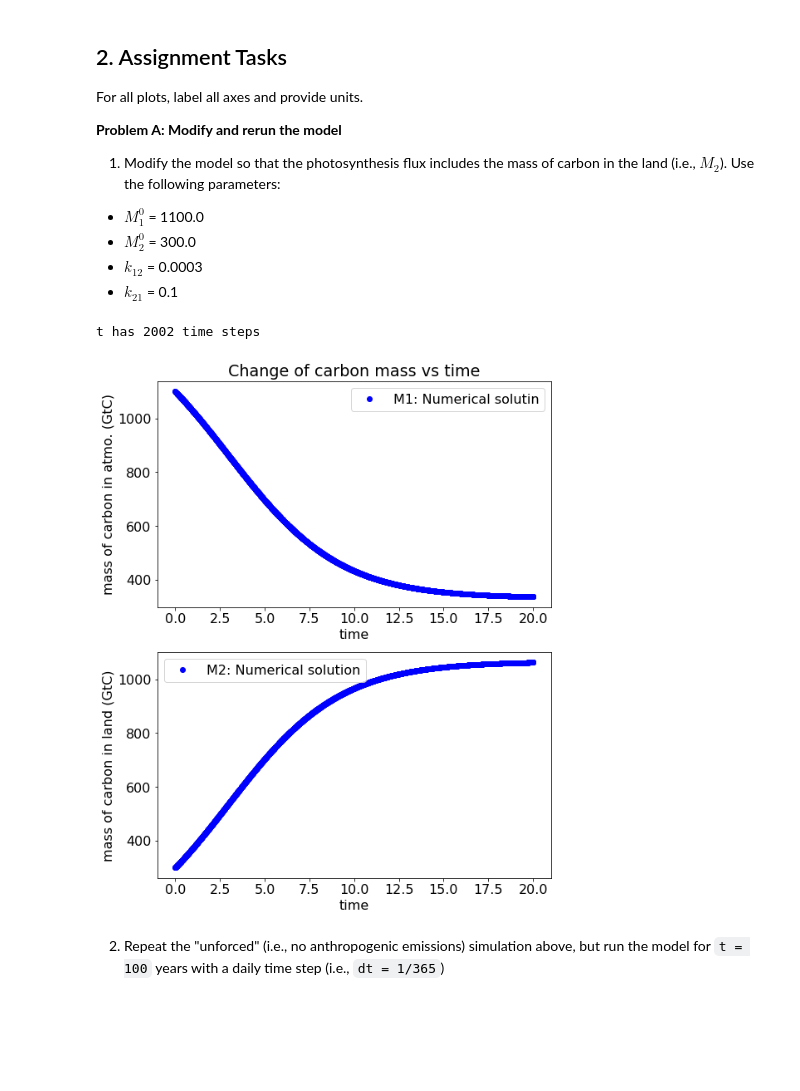
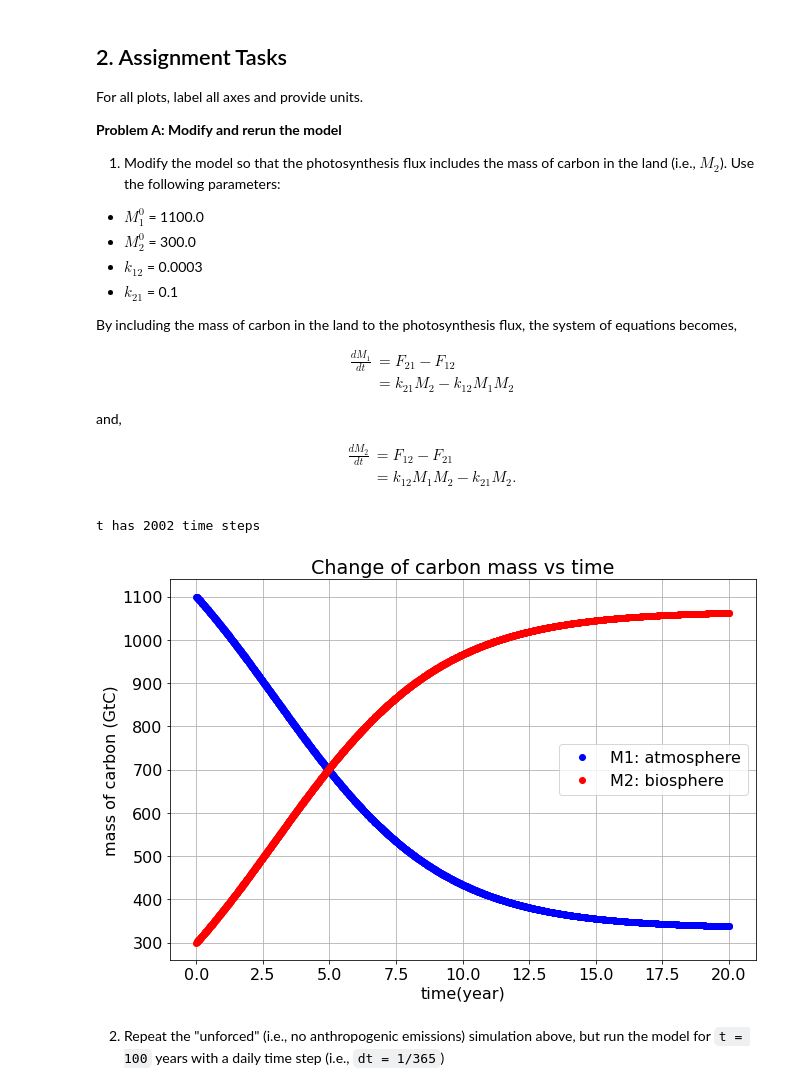
Before and after one commit to yao24/geos518-fall-2021, a Jupyter notebook: mod02/mod02-CarbonModel-Assignment.ipynb, the cells around one changed output. Cells and saved outputs as stored; diff of their text form; code cells hidden in the pictures; blank space fills up the shorter version.

```diff
--- a/mod02/mod02-CarbonModel-Assignment.ipynb
+++ b/mod02/mod02-CarbonModel-Assignment.ipynb
@@ -59,6 +43,25 @@ __Problem A: Modify and rerun the model__
   * $M_2^0$ = 300.0
   * $k_{12}$ = 0.0003
   * $k_{21}$ = 0.1
+
+
+  By including the mass of carbon in the land to the photosynthesis flux, the system of equations becomes,
+
+$$
+\begin{align*}
+\frac{dM_1}{dt} &= F_{21} - F_{12}\\
+&= k_{21}M_2 - k_{12}M_1M_2
+\end{align*}
+$$
+
+and,
+
+$$
+\begin{align*}
+\frac{dM_2}{dt} &= F_{12} - F_{21}\\
+&= k_{12}M_1M_2 - k_{21}M_2.
+\end{align*}
+$$
 # %%
 import numpy as np
 import matplotlib.pyplot as plt
@@ -109,24 +113,24 @@ t has 2002 time steps
 M1, M2 = boxCarbonModel(Nt,M1i,M2i,k12,k21,dt)
 # %%
-plt.figure(figsize=(8.5,11))
+plt.figure(figsize=(10.5,7))
 plt.rcParams.update({'font.size': 16})
-plt.title('Change of carbon mass vs time')
 
-plt.subplot(2,1,1)
-plt.plot(t,M1,'bo', label='M1: Numerical solutin')
+# Plot of mass of carbon in atmosphere over the time
+plt.plot(t,M1,'bo', label='M1: atmosphere')
 plt.xlabel('time')
-plt.ylabel('mass of carbon in atmo. (GtC)')
+plt.ylabel('mass of carbon (GtC)')
+
+# Plot of mass of carbon in biosphere over the time
+plt.plot(t,M2,'ro', label='M2: biosphere')
+plt.xlabel('time(year)')
+plt.ylabel('mass of carbon (GtC)')
+
 plt.title('Change of carbon mass vs time')
 plt.legend()
-
-plt.subplot(2,1,2)
-plt.plot(t,M2,'bo', label='M2: Numerical solution')
-plt.xlabel('time')
-plt.ylabel('mass of carbon in land (GtC)')
-plt.legend()
+plt.grid()
 plt.show()
 # %% [output]
-[figure, old version]
+[figure, new version]
 # %% [markdown]
 2. Repeat the "unforced" (i.e., no anthropogenic emissions) simulation above, but run the model for `t = 100` years with a daily time step (i.e., `dt = 1/365`)
 # %%
```
Also changed, not shown: parts of 26 cells of this notebook, 1 other file.
